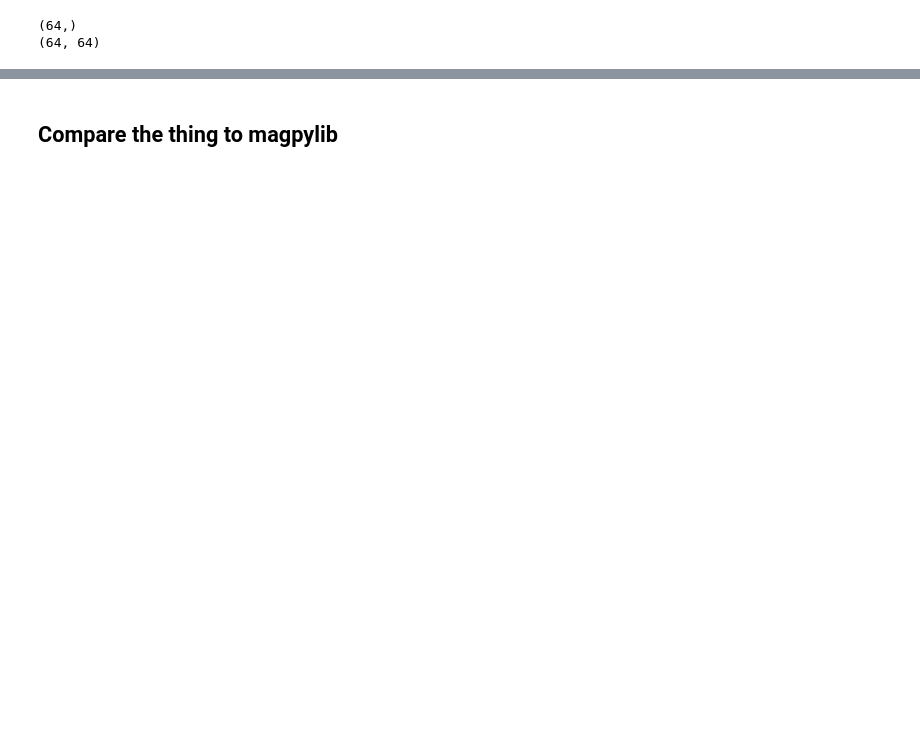
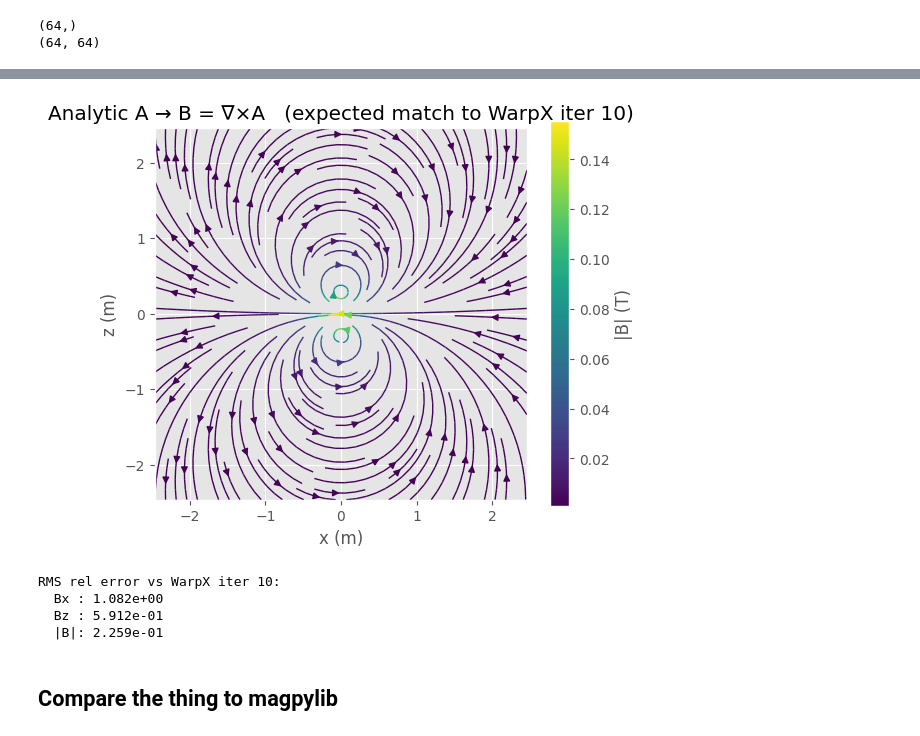
Before and after one commit to Justyunsart/WarpX_Polywell, a Jupyter notebook: inputs/coil 2D/postprocess.ipynb, the cells around one changed output, grey strips where cells are left out. Saved outputs shown, nothing was run; the diff lists cells and outputs as text; code cells hidden in the pictures; blank space fills up the shorter version.

```diff
--- a/inputs/coil 2D/postprocess.ipynb
+++ b/inputs/coil 2D/postprocess.ipynb
@@ -52,3 +52,76 @@ plt.show()
+# %%
+# Constants from inputs/coil 2D/coil_2d.py (external_vector_potential.dipole):
+#   K      vector-potential amplitude (T·m)
+#   dh     half-separation between the two line currents (m)
+#   eps    softening that keeps Ay finite on the line currents (m)
+K   = 0.01
+dh  = 0.25
+eps = np.sqrt(0.006084)        # ≈ 0.078 m (matches eps² = 0.006084 in the run)
+
+
+def Ay_analytic(x, z):
+    """Static external A_y(x, z) used by the coil_2D run.
+
+    Ax = Az = 0 by construction. Vectorised — `x` and `z` can be arrays of
+    any matching shape.
+    """
+    return K * np.log(
+        (x * x + (z + dh) ** 2 + eps * eps) /
+        (x * x + (z - dh) ** 2 + eps * eps)
+    )
+
+
+# Build both axis coordinates from the openPMD metadata loaded earlier so
+# the analytic grid is byte-identical to the WarpX one. axes[0] is x,
+# axes[1] is z for this 2D Cartesian run.
+xs = x0[0] * unit + (np.arange(shape[0]) + B["x"].position[0]) * dx[0] * unit
+zs = x0[1] * unit + (np.arange(shape[1]) + B["x"].position[1]) * dx[1] * unit
+X, Z = np.meshgrid(xs, zs, indexing="ij")
+
+# Evaluate Ay on the grid and take its curl numerically. np.gradient uses
+# second-order central differences in the interior — the same stencil
+# class WarpX's Yee curl uses, so any deviation from the WarpX diagnostic
+# at iteration 10 isolates the plasma-current contribution.
+Ay_grid = Ay_analytic(X, Z)
+dAy_dx = np.gradient(Ay_grid, xs, axis=0)
+dAy_dz = np.gradient(Ay_grid, zs, axis=1)
+Bx_an = -dAy_dz
+Bz_an = +dAy_dx
+
+mag_an = np.hypot(Bx_an, Bz_an).T
+
+fig, ax = plt.subplots(figsize=(6, 5))
+strm = ax.streamplot(
+    xs, zs, Bx_an.T, Bz_an.T,
+    color=mag_an, cmap="viridis", density=1.2, linewidth=1,
+)
+cb = fig.colorbar(strm.lines, ax=ax)
+cb.set_label("|B| (T)")
+ax.set_xlabel("x (m)")
+ax.set_ylabel("z (m)")
+ax.set_title("Analytic A → B = ∇×A   (expected match to WarpX iter 10)")
+ax.set_aspect("equal")
+plt.show()
+
+# Quick numerical comparison against the WarpX snapshot already loaded
+# above (Bx, Bz at iteration 10). The agreement won't be exact — 10
+# hybrid steps have accumulated a small plasma-current contribution —
+# but RMS rel error should be well under 10% if the grid and the formula
+# match correctly.
+def _rms_rel(a, b):
+    return float(np.sqrt(np.mean((a - b) ** 2)) /
+                 max(np.sqrt(np.mean(b ** 2)), 1e-30))
+
+print(f"RMS rel error vs WarpX iter {its[1]}:")
+print(f"  Bx : {_rms_rel(Bx_an, Bx):.3e}")
+print(f"  Bz : {_rms_rel(Bz_an, Bz):.3e}")
+print(f"  |B|: {_rms_rel(np.hypot(Bx_an, Bz_an), np.hypot(Bx, Bz)):.3e}")
+# %% [output]
+[figure, added]
+RMS rel error vs WarpX iter 10:
+  Bx : 1.082e+00
+  Bz : 5.912e-01
+  |B|: 2.259e-01
 # %% [markdown]
 ## Compare the thing to magpylib
 # %%
```
Also changed, not shown: parts of 4 cells of this notebook.
